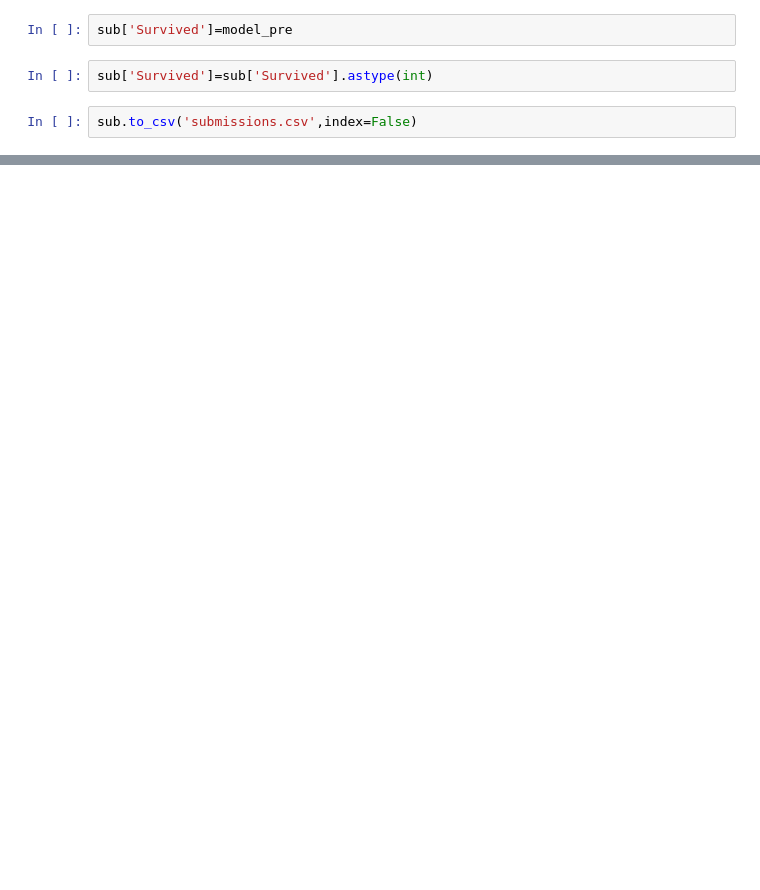
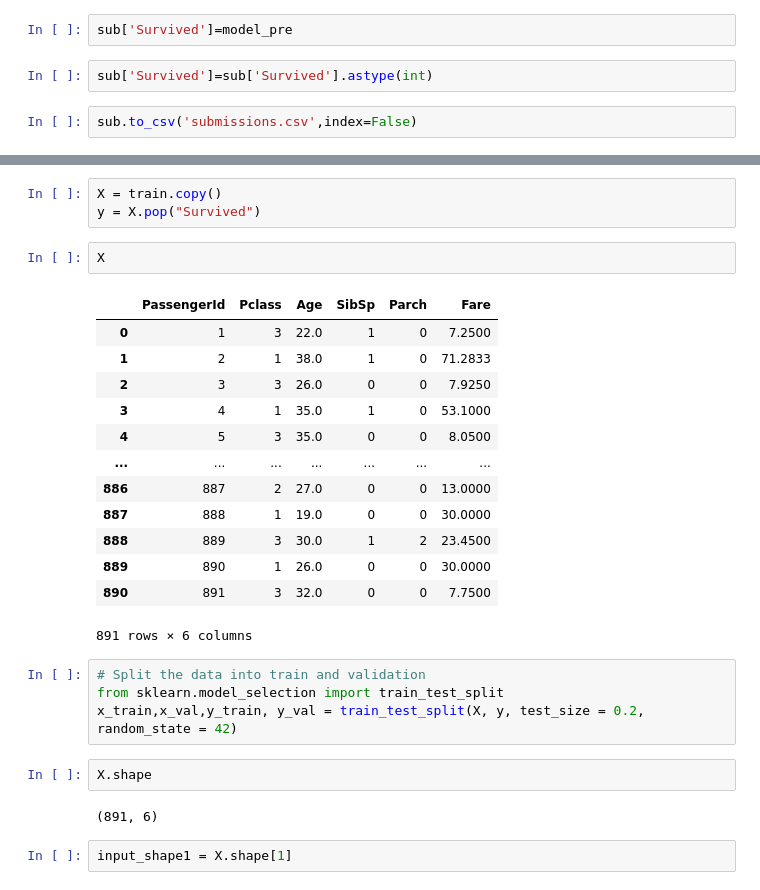
Before and after one commit to KennethAgbo/Data--Wrangling-and-EDA-on-Titanic-Data-set-, a Jupyter notebook: Notebook.ipynb, the cells around one changed output, grey strips where cells are left out. Saved outputs shown, nothing was run; the diff lists cells and outputs as text; blank space fills up the shorter version.

```diff
--- a/Notebook.ipynb
+++ b/Notebook.ipynb
@@ -662,0 +735,29 @@ sub.to_csv('submissions.csv',index=False)
+# %%
+X = train.copy()
+y = X.pop("Survived")
+# %%
+X
+# %% [output]
+|  | PassengerId | Pclass | Age | SibSp | Parch | Fare |
+| 0 | 1 | 3 | 22.0 | 1 | 0 | 7.2500 |
+| 1 | 2 | 1 | 38.0 | 1 | 0 | 71.2833 |
+| 2 | 3 | 3 | 26.0 | 0 | 0 | 7.9250 |
+| 3 | 4 | 1 | 35.0 | 1 | 0 | 53.1000 |
+| 4 | 5 | 3 | 35.0 | 0 | 0 | 8.0500 |
+| ... | ... | ... | ... | ... | ... | ... |
+| 886 | 887 | 2 | 27.0 | 0 | 0 | 13.0000 |
+| 887 | 888 | 1 | 19.0 | 0 | 0 | 30.0000 |
+| 888 | 889 | 3 | 30.0 | 1 | 2 | 23.4500 |
+| 889 | 890 | 1 | 26.0 | 0 | 0 | 30.0000 |
+| 890 | 891 | 3 | 32.0 | 0 | 0 | 7.7500 |
+891 rows × 6 columns
+# %%
+# Split the data into train and validation
+from sklearn.model_selection import train_test_split
+x_train,x_val,y_train, y_val = train_test_split(X, y, test_size = 0.2, random_state = 42)
+# %%
+X.shape
+# %% [output]
+(891, 6)
+# %%
+input_shape1 = X.shape[1]
```
Also changed, not shown: parts of 41 cells of this notebook.
